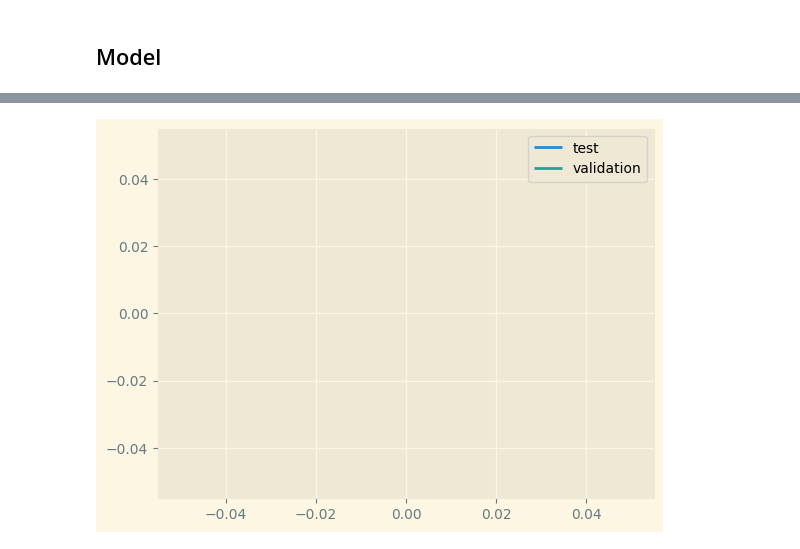
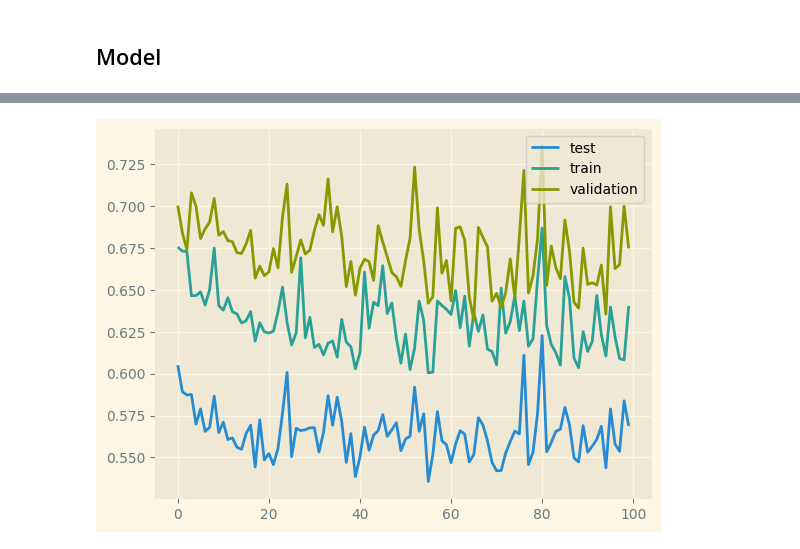
Before and after one commit to shadow036/machine-learning-in-applications, a Jupyter notebook: AAE.ipynb, the cells around one changed output, grey strips where cells are left out. Drawn from its saved outputs; the diff is of its cells as text; code cells hidden in the pictures.

```diff
--- a/AAE.ipynb
+++ b/AAE.ipynb
@@ -119,7 +122,7 @@ train_dataset = tf.data.Dataset.from_tensor_slices(data_train)
 train_dataset = train_dataset.batch(batch_size)
 # %%
 def make_encoder_model(z_size):
-    inputs = tf.keras.layers.Input(shape=(50, 86))
+    inputs = tf.keras.layers.Input(shape=(48, 86))
     if comment is True : print(f"encoder input: {inputs.shape}")
     x = tf.keras.layers.Conv1D(filters=128, kernel_size=7, strides=2, padding='same')(inputs)
     x = tf.keras.layers.LeakyReLU(0.2)(x)
@@ -158,7 +161,7 @@ def make_decoder_model(z_size):
     x = tf.keras.layers.Conv1D(86, kernel_size=7, activation='relu')(x)
     x = tf.keras.layers.UpSampling1D(2)(x)
 
-    reconstruction = tf.keras.layers.Conv1D(filters=86, kernel_size=3, activation='sigmoid')(x)
+    reconstruction = tf.keras.layers.Conv1D(filters=86, kernel_size=5, activation='sigmoid')(x)
     if comment is True : print(f"decoder output: {reconstruction.shape}")
     decoder = tf.keras.Model(inputs=encoded, outputs=reconstruction)
     return decoder
@@ -175,7 +178,7 @@ def make_discriminator_model(z_size):
     model = tf.keras.Model(inputs=encoded, outputs=prediction)
     return model
 # %%
-z_dim = 512
+z_dim = 16
 encoder = make_encoder_model(z_dim)
 decoder = make_decoder_model(z_dim)
 discriminator = make_discriminator_model(z_dim)
@@ -202,8 +205,8 @@ def discriminator_loss(real_output, fake_output, loss_weight):
 def generator_loss(fake_output, loss_weight):
     return loss_weight * cross_entropy(tf.ones_like(fake_output), fake_output)
 # %%
-base_lr = 0.000001
-max_lr = 0.00001
+base_lr = 0.001
+max_lr = 0.01
 
 n_samples = data_train.shape[0]
 step_size = 2 * np.ceil(n_samples / batch_size)
@@ -422,7 +354,12 @@ plt.show()
+# %%
+test_cost_avg = [np.mean(np.abs(i)) for i in test_cost]
+train_cost_avg = [np.mean(np.abs(i)) for i in train_cost]
+validation_cost_avg = [np.mean(np.abs(i)) for i in validation_cost]
 # %%
-plt.plot(np.mean(test_cost, axis=0), label="test")
-plt.plot(np.mean(validation_cost, axis=0), label="validation")
+plt.plot(test_cost_avg, label="test")
+plt.plot(train_cost_avg, label="train")
+plt.plot(validation_cost_avg, label="validation")
 plt.legend()
 plt.show()
 # %% [output]
-[figure, old version]
+[figure, new version]
```
Also changed, not shown: parts of 7 cells of this notebook, 1 other file.
